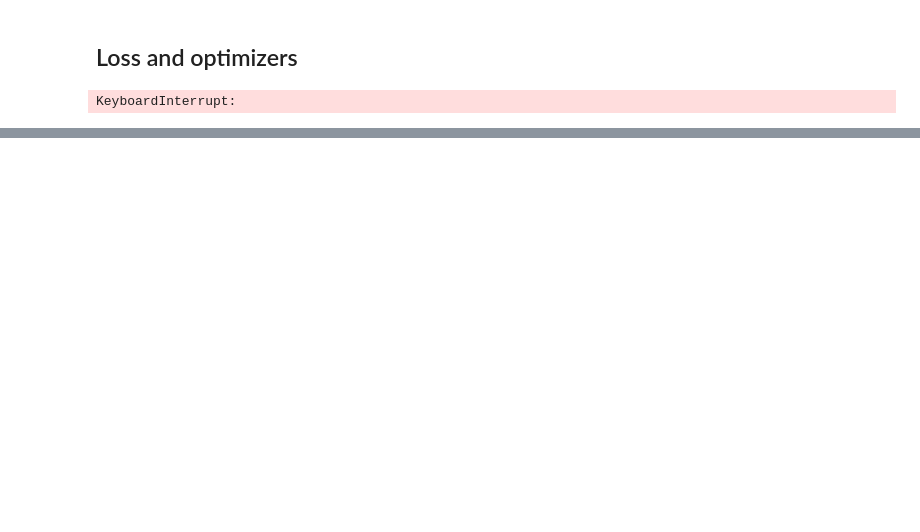
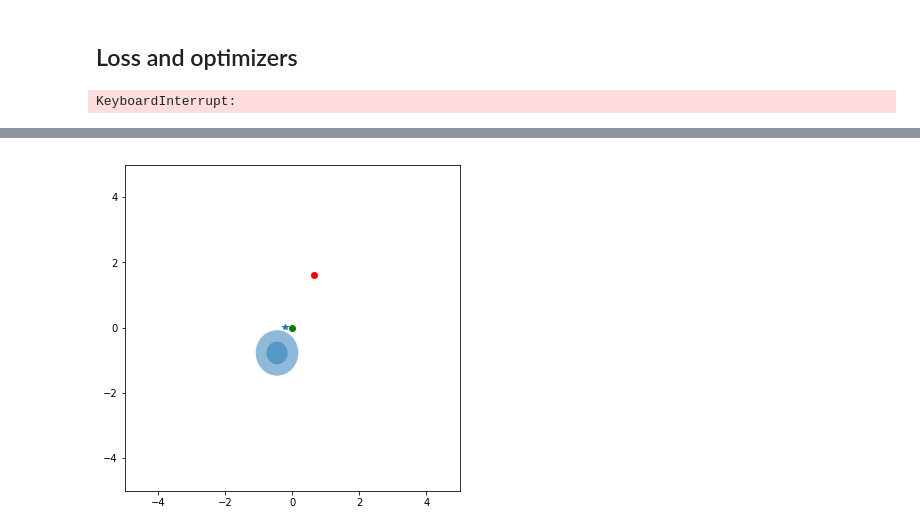
Before and after one commit to JoshuaHaustein/oracle_server, a Jupyter notebook: oracle_real.ipynb, the cells around one changed output, grey strips where cells are left out. Saved outputs shown, nothing was run; the diff lists cells and outputs as text; code cells hidden in the pictures; blank space fills up the shorter version.

```diff
--- a/oracle_real.ipynb
+++ b/oracle_real.ipynb
@@ -298,0 +516,6 @@ X[0, 6:8], mean_pred[0], y_true[0], std_pred[0]
+# %%
+val_batch = next(iter(dataloader_val))
+X, Y = map(lambda x: torch.autograd.Variable(x.cuda()), val_batch)
+Y_mean_pred = pushability_mean(X)
+Y_var_pred = pushability_var(X)
+Y_mean_pred[0, :], Y_var_pred[0, :]
@@ -298,0 +627,13 @@ X[0, 6:8], mean_pred[0], y_true[0], std_pred[0]
+# %%
+weight_decay = 1e-4
+mean_loss_fn = torch.nn.MSELoss()
+mean_optim = torch.optim.Adam(feasability_mean.parameters(), weight_decay=weight_decay)
+var_loss_fn = gaussian_likelihood()
+var_optim = torch.optim.Adam(feasability_var.parameters(), weight_decay=weight_decay)
+
+time_str = datetime.datetime.now().strftime('%H:%M')
+name = 'runs/fc-1-hidden-{}-wd-1e-4-time-{}-feasability'.format(
+    hidden_size, time_str
+)
+logger_train = SummaryWriter(name + '-train'.format(n_residual_units, time_str))
+logger_valid = SummaryWriter(name + '-valid'.format(n_residual_units, time_str))
@@ -298,0 +689,31 @@ X[0, 6:8], mean_pred[0], y_true[0], std_pred[0]
+# %%
+from matplotlib.patches import Ellipse
+
+feasability_mean.load_state_dict(best_mean_model)
+feasability_var.load_state_dict(best_var_model)
+
+#with open('./python_src/saved_models/feasability_mean_model.pkl', 'wb') as f:
+#    pickle.dump(best_mean_model, f)
+#with open('./python_src/saved_models/feasability_var_model.pkl', 'wb') as f:
+#    pickle.dump(best_var_model, f)
+
+fig, ax = plt.subplots(figsize=(6, 6))
+val_batch = next(iter(dataloader_val))
+X, Y = map(lambda x: torch.autograd.Variable(x.cuda()), val_batch)
+Y_mean_pred = feasability_mean(X).cpu().data.numpy()
+Y_var_pred = feasability_var(X).cpu().data.numpy()
+X = X.cpu().data.numpy()
+Y = Y.cpu().data.numpy()
+Y_mean_pred[0, :], Y[0, :], Y_var_pred[0, :]
+std1 = Ellipse(Y_mean_pred[0, :2], width=Y_var_pred[0, 0] ** 0.5, height=Y_var_pred[0, 1] ** 0.5, alpha=0.5)
+ax.add_artist(std1)
+std2 = Ellipse(Y_mean_pred[0, :2], width=2 * Y_var_pred[0, 0] ** 0.5, height=2 * Y_var_pred[0, 1] ** 0.5, alpha=0.5)
+ax.add_artist(std2)
+plt.plot(0.0, 0.0, 'go')
+plt.plot(X[0, 2], X[0, 3], 'ro')
+plt.plot(Y[0, 0], Y[0, 1], '*')
+plt.xlim(-5, 5)
+plt.ylim(-5, 5)
+plt.show()
+# %% [output]
+[figure, added]
```
Also changed, not shown: parts of 25 cells of this notebook, 2 other files.
